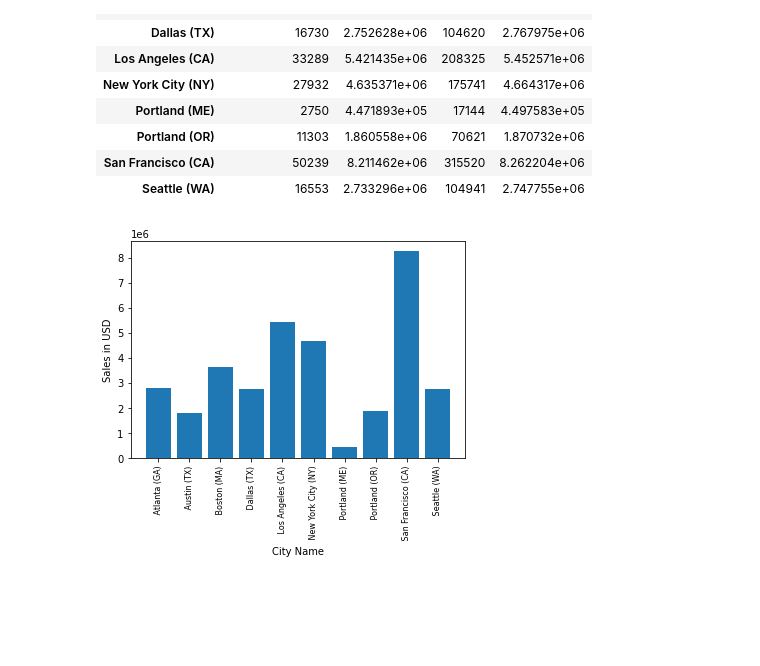
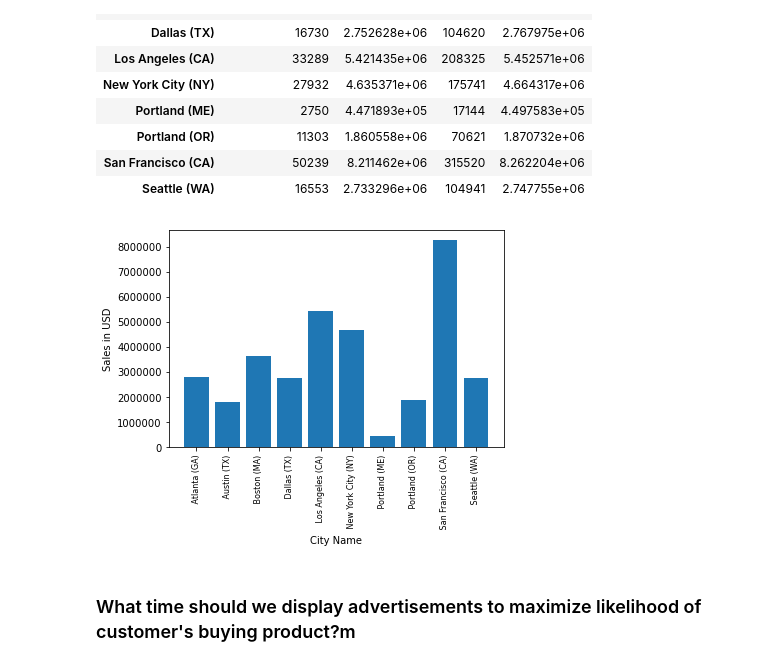
Before and after one commit to lupeluna/DS_Pandas_practice, a Jupyter notebook: Pandas_Practice.ipynb, the cells around one changed output. Saved outputs shown, nothing was run; the diff lists cells and outputs as text; code cells hidden in the pictures; blank space fills up the shorter version.

```diff
--- a/Pandas_Practice.ipynb
+++ b/Pandas_Practice.ipynb
@@ -207,11 +208,13 @@ results
 | Seattle (WA) | 16553 | 2.733296e+06 | 104941 | 2.747755e+06 |
 # %%
 cities = [city for city, df in all_data.groupby('City')] # reorder the y_data and the x_data so that they are in the same order
-
+plt.ticklabel_format(style='plain')
 plt.bar(cities, results['Sales'])
 plt.xticks(cities, rotation='vertical', size=8)
 plt.ylabel('Sales in USD')
 plt.xlabel('City Name')
 plt.show()
 # %% [output]
-[figure, old version]
+[figure, new version]
+# %% [markdown]
+### What time should we display advertisements to maximize likelihood of customer's buying product?m
```
Also changed, not shown: parts of 14 cells of this notebook.
